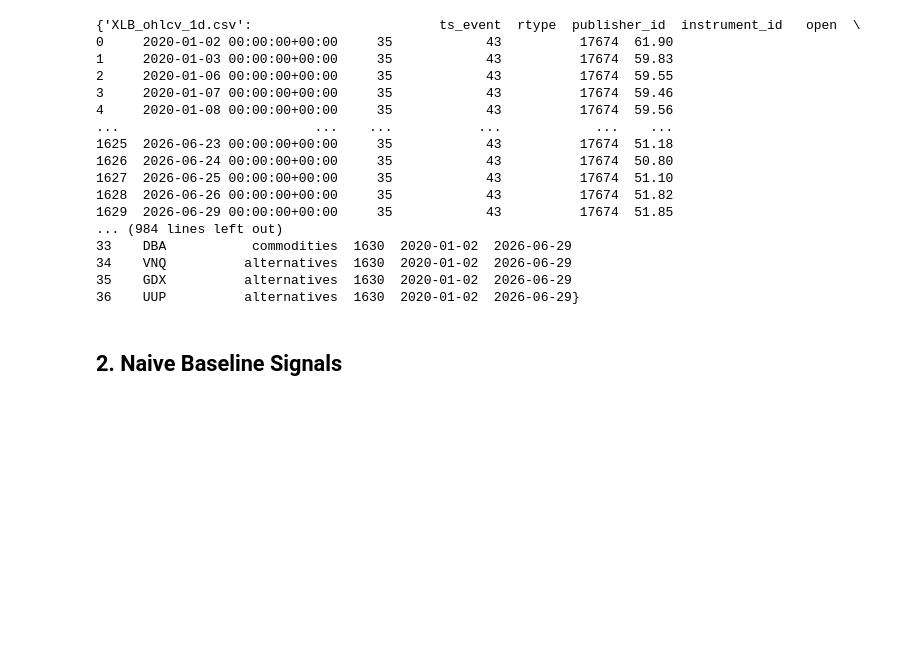
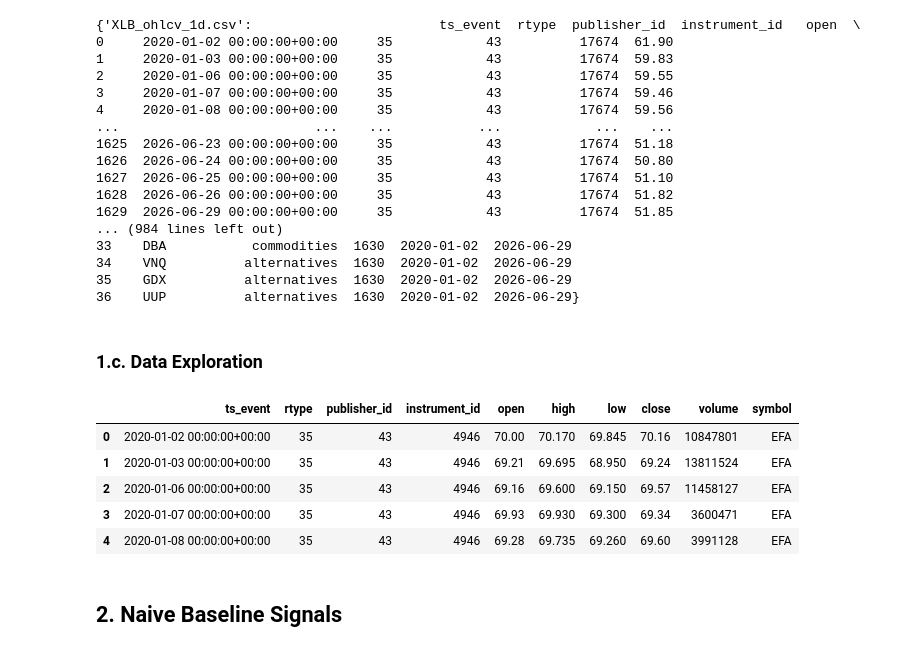
Before and after one commit to ayumoesylv/Sylvia-CTA-Backtesting-Project, a Jupyter notebook: strategy.ipynb, the cells around one changed output. Cells and saved outputs as stored; diff of their text form; code cells hidden in the pictures; blank space fills up the shorter version.

```diff
--- a/strategy.ipynb
+++ b/strategy.ipynb
@@ -45,3 +45,16 @@ print(price_data)
 34    VNQ          alternatives  1630  2020-01-02  2026-06-29
 35    GDX          alternatives  1630  2020-01-02  2026-06-29
 36    UUP          alternatives  1630  2020-01-02  2026-06-29}
+# %% [markdown]
+### 1.c. Data Exploration
+# %%
+sname = "EFA"
+price_data_set = price_data[sname + "_ohlcv_1d.csv"]
+price_data_set.head()
+# %% [output]
+|  | ts_event | rtype | publisher_id | instrument_id | open | high | low | close | volume | symbol |
+| 0 | 2020-01-02 00:00:00+00:00 | 35 | 43 | 4946 | 70.00 | 70.170 | 69.845 | 70.16 | 10847801 | EFA |
+| 1 | 2020-01-03 00:00:00+00:00 | 35 | 43 | 4946 | 69.21 | 69.695 | 68.950 | 69.24 | 13811524 | EFA |
+| 2 | 2020-01-06 00:00:00+00:00 | 35 | 43 | 4946 | 69.16 | 69.600 | 69.150 | 69.57 | 11458127 | EFA |
+| 3 | 2020-01-07 00:00:00+00:00 | 35 | 43 | 4946 | 69.93 | 69.930 | 69.300 | 69.34 | 3600471 | EFA |
+| 4 | 2020-01-08 00:00:00+00:00 | 35 | 43 | 4946 | 69.28 | 69.735 | 69.260 | 69.60 | 3991128 | EFA |
```
Also changed, not shown: parts of 6 cells of this notebook, 5 other files.
